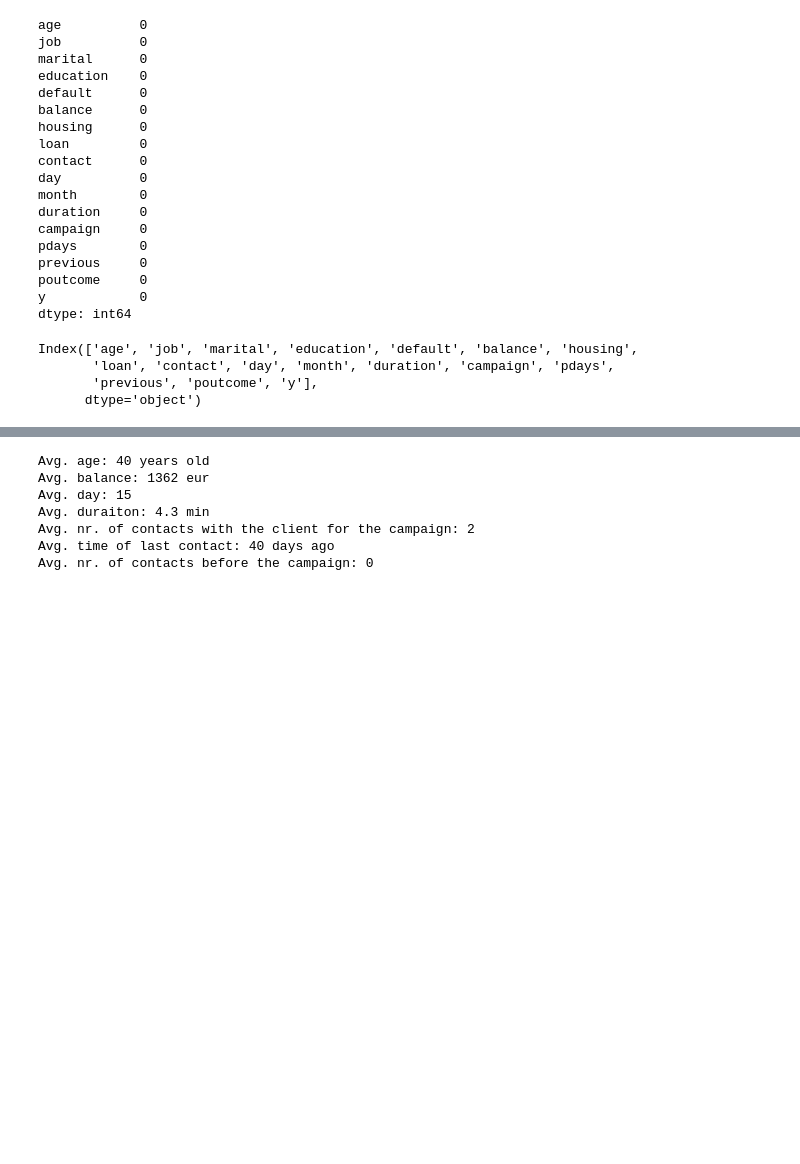
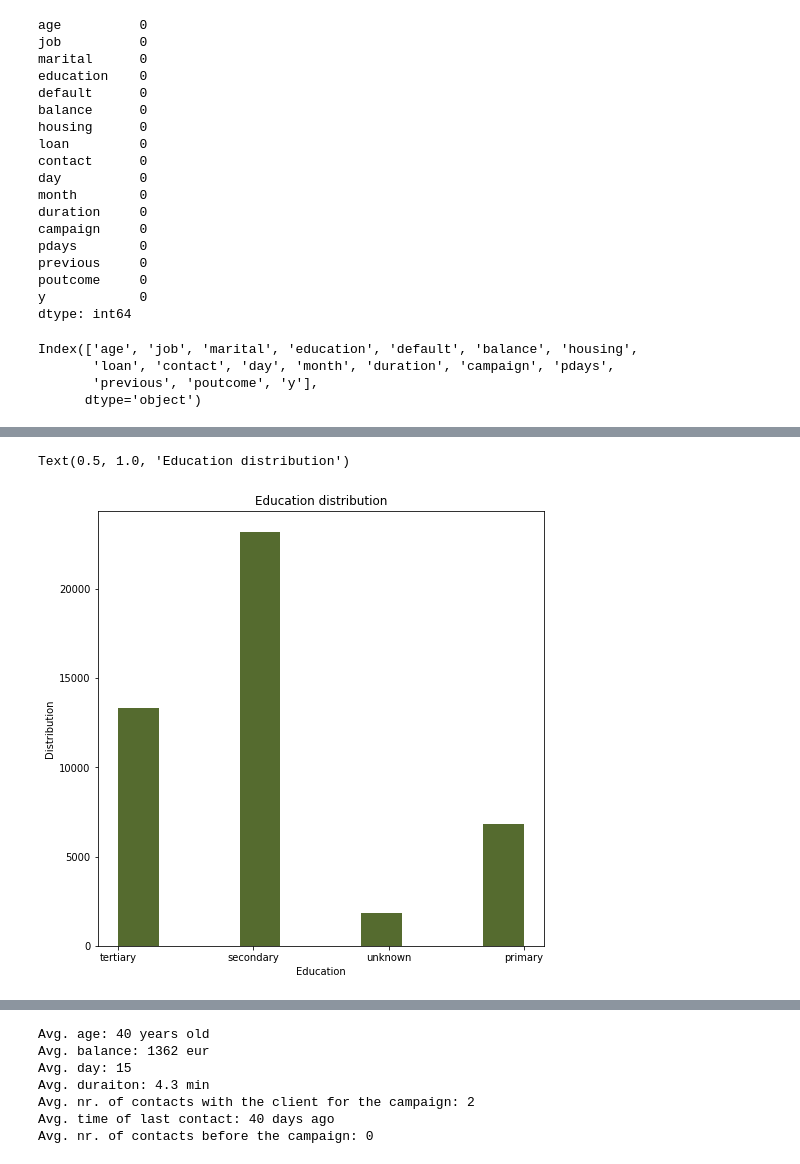
Before and after one commit to Coyote-Schmoyote/marketing-analysis-project, a Jupyter notebook: marketing_analysis_project.ipynb, the cells around one changed output, grey strips where cells are left out. Cells and saved outputs as stored; diff of their text form; code cells hidden in the pictures; blank space fills up the shorter version.

```diff
--- a/marketing_analysis_project.ipynb
+++ b/marketing_analysis_project.ipynb
@@ -227,0 +193,9 @@ ax1.set(title="Age Distribution Histogram",
+# %%
+plt.figure(figsize=(8, 8))
+plt.hist(data.education, color="darkolivegreen")
+plt.xlabel("Education")
+plt.ylabel("Distribution")
+plt.title("Education distribution")
+# %% [output]
+Text(0.5, 1.0, 'Education distribution')
+[figure, added]
```
Also changed, not shown: parts of 25 cells of this notebook.
